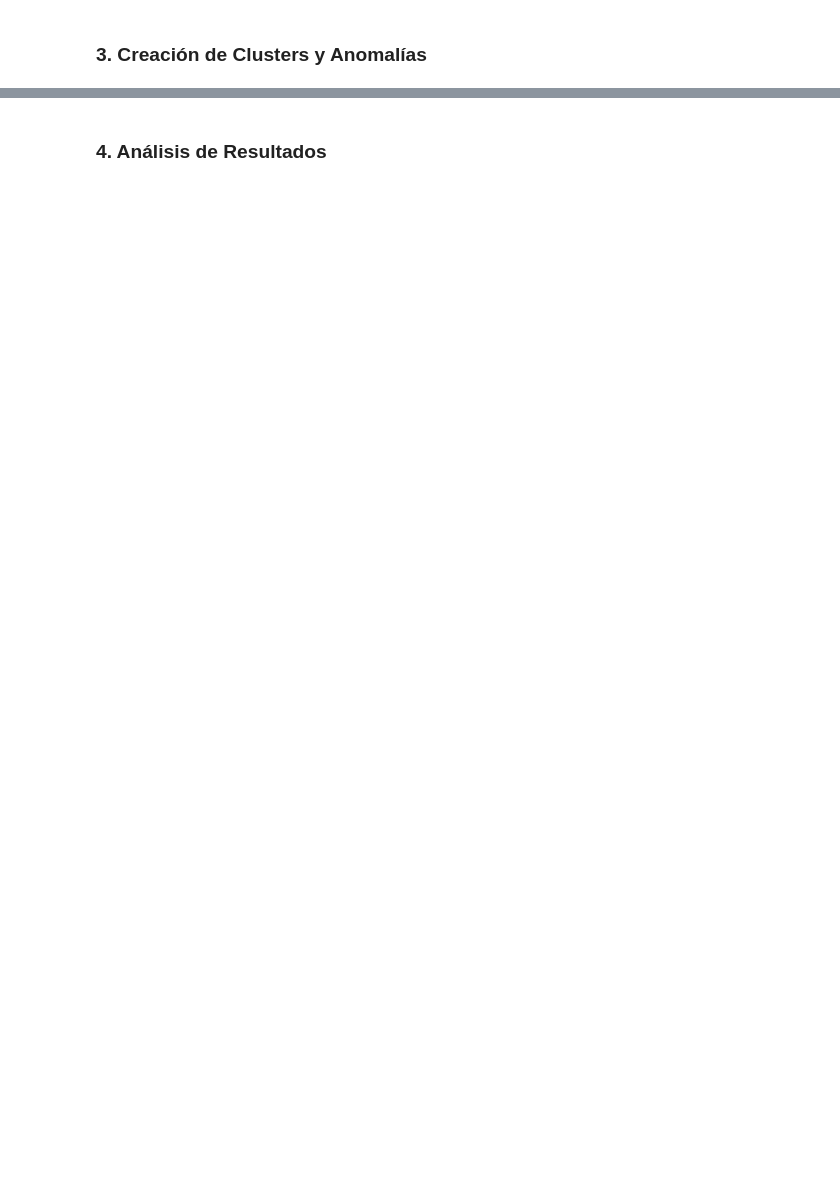
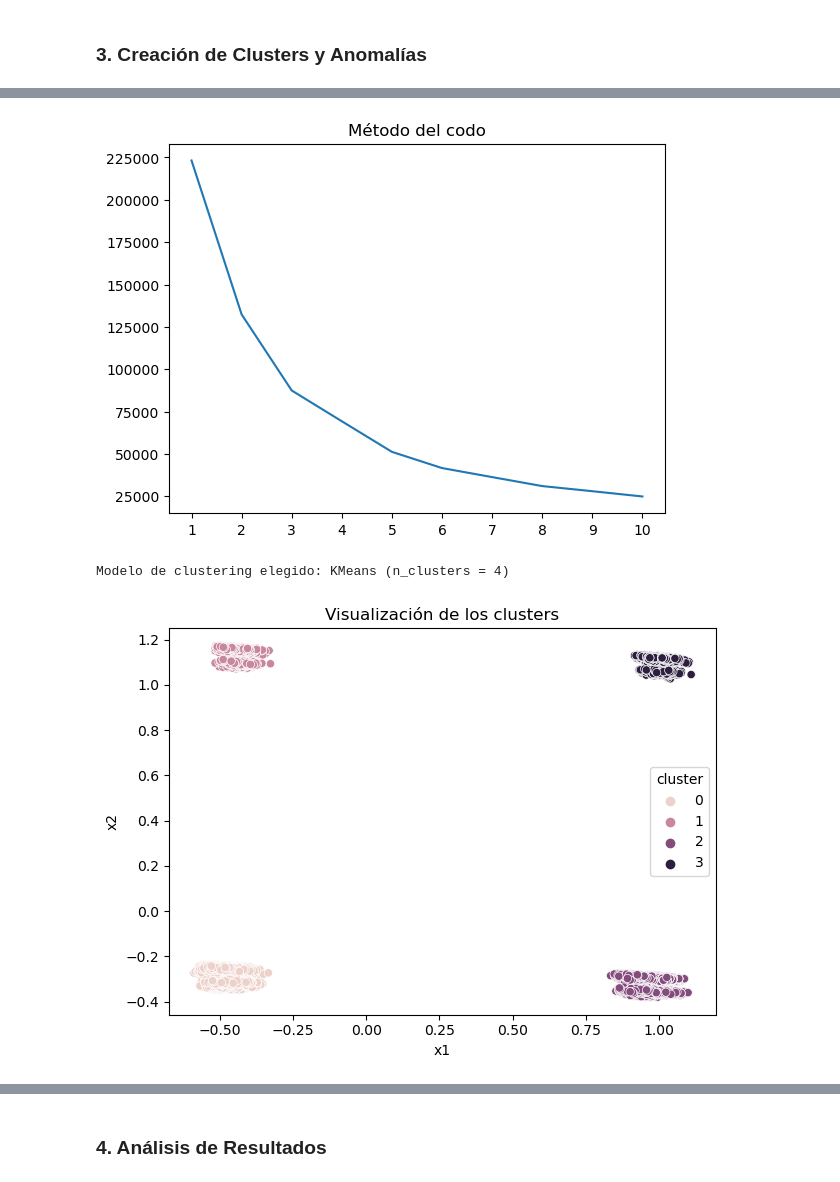
Before and after one commit to mgzotero/MDS7202, a Jupyter notebook: Proyectos/Proyecto 1/proyecto1.ipynb, the cells around one changed output, grey strips where cells are left out. Drawn from its saved outputs; the diff is of its cells as text; code cells hidden in the pictures; blank space fills up the shorter version.

```diff
--- a/Proyectos/Proyecto 1/proyecto1.ipynb
+++ b/Proyectos/Proyecto 1/proyecto1.ipynb
@@ -927,7 +951,0 @@ class Profiler:
-# %%
-shutil.rmtree("EDA_06-11-2023")
-
-df = pd.read_parquet(
-    "C:/Users/mgonz/Universidad/10mo semestre/Laboratorio de Programación Científica para Ciencia de Datos/Proyectos/Proyecto 1/olimpiadas.parquet"
-)
-pr = Profiler(df)
@@ -1122,0 +1168,15 @@ pf
+# %%
+cols = pf.scaled_df.columns.tolist()  # columnas a analizar
+
+pf.make_clusters(
+    columns=cols,  # columnas a analizar
+    clustering_model=KMeans(),  # KMeans
+    dim_reduc_model=PCA(n_components=2, random_state=42),  # PCA
+    max_clusters=10,  # número máximo de clusters a generar
+    df="scaled",  # original, clean, scaled
+    random_state=42,  # semilla para reproducibilidad
+)
+# %% [output]
+[figure, added]
+Modelo de clustering elegido: KMeans (n_clusters = 4)
+[figure, added]
```
Also changed, not shown: parts of 25 cells of this notebook, 46 other files.
